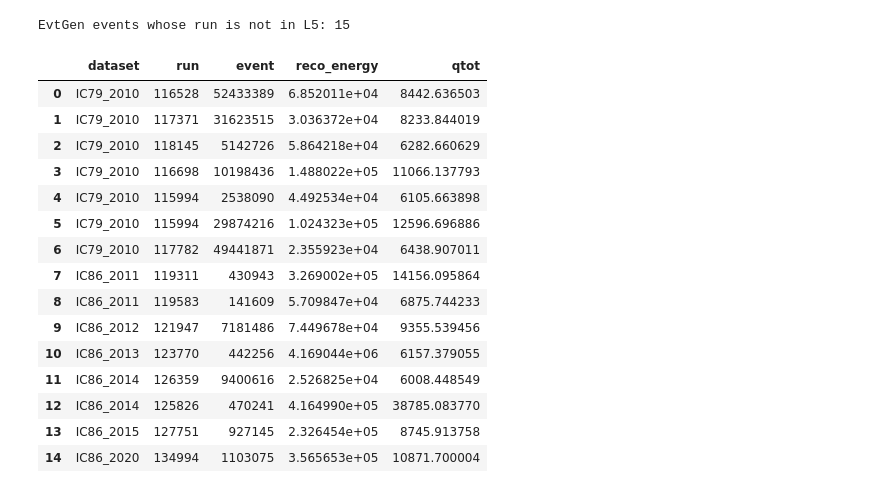
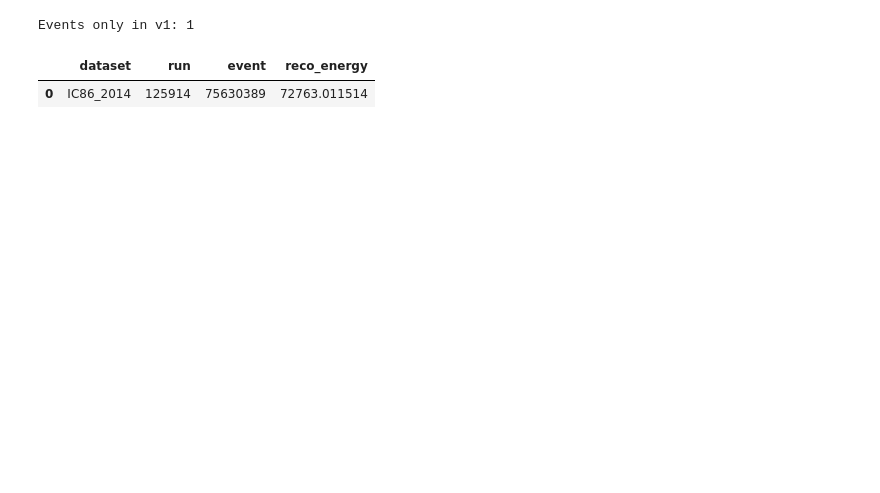
Before and after one commit to icecube/reco_processing, a Jupyter notebook: NNMFit/notebooks/unblind/step1_hese_flux/compare_hese_events.ipynb, the cells around one changed output. Drawn from its saved outputs; the diff is of its cells as text; code cells hidden in the pictures; blank space fills up the shorter version.

```diff
--- a/NNMFit/notebooks/unblind/step1_hese_flux/compare_hese_events.ipynb
+++ b/NNMFit/notebooks/unblind/step1_hese_flux/compare_hese_events.ipynb
@@ -95,18 +97,10 @@ Total events: 171
 # %%
-L5_BASE = "/data/user/eyildizci/hese_tracks_processing/L5"
-L5_YEARS = [str(y) for y in range(2011, 2023)]
+set_v1 = set(zip(df_v1["dataset"], df_v1["run"], df_v1["event"]))
+set_v2 = set(zip(df_v2["dataset"], df_v2["run"], df_v2["event"]))
 
-l5_records = []
-for year in L5_YEARS:
-    folder = Path(L5_BASE) / f"new_IC86_{year}"
-    for fname in sorted(folder.iterdir()):
-        m = re.search(r"Run(\d+)", fname.name)
-        if m:
-            l5_records.append({"dataset": f"IC86_{year}", "run": int(m.group(1))})
-
-df_l5 = pd.DataFrame(l5_records)
-print(f"L5 files (runs): {len(df_l5)}")
-df_l5.groupby("dataset").size().rename("n_runs")
-
-df_l5[df_l5["dataset"] == "IC86_2014"]
+print(f"Events in v1:          {len(set_v1)}")
+print(f"Events in v2:          {len(set_v2)}")
+print(f"Events in both:        {len(set_v1 & set_v2)}")
+print(f"Only in v1 (not v2):   {len(set_v1 - set_v2)}")
+print(f"Only in v2 (not v1):   {len(set_v2 - set_v1)}")
 # %% [output]
@@ -145,33 +144,11 @@ Runs in L5 but NOT in EvtGen:   24
 # %%
-# EvtGen events whose run is not in L5
-df_evtgen["run_in_l5"] = [
-    (ds, r) in l5_runs
-    for ds, r in zip(df_evtgen["dataset"], df_evtgen["run"])
-]
-
-df_not_in_l5 = (
-    df_evtgen[~df_evtgen["run_in_l5"]]
-    [["dataset", "run", "event", "reco_energy", "qtot"]]
-    .reset_index(drop=True)
-)
-print(f"EvtGen events whose run is not in L5: {len(df_not_in_l5)}")
-df_not_in_l5
+# Events only in v1
+df_v1["in_v2"] = [k in set_v2 for k in zip(df_v1["dataset"], df_v1["run"], df_v1["event"])]
+only_v1 = df_v1[~df_v1["in_v2"]][["dataset", "run", "event", "reco_energy"]].reset_index(drop=True)
+print(f"Events only in v1: {len(only_v1)}")
+only_v1
 # %% [output]
-EvtGen events whose run is not in L5: 15
+Events only in v1: 1
-|  | dataset | run | event | reco_energy | qtot |
-| 0 | IC79_2010 | 116528 | 52433389 | 6.852011e+04 | 8442.636503 |
-| 1 | IC79_2010 | 117371 | 31623515 | 3.036372e+04 | 8233.844019 |
-| 2 | IC79_2010 | 118145 | 5142726 | 5.864218e+04 | 6282.660629 |
-| 3 | IC79_2010 | 116698 | 10198436 | 1.488022e+05 | 11066.137793 |
-| 4 | IC79_2010 | 115994 | 2538090 | 4.492534e+04 | 6105.663898 |
-| 5 | IC79_2010 | 115994 | 29874216 | 1.024323e+05 | 12596.696886 |
-| 6 | IC79_2010 | 117782 | 49441871 | 2.355923e+04 | 6438.907011 |
-| 7 | IC86_2011 | 119311 | 430943 | 3.269002e+05 | 14156.095864 |
-| 8 | IC86_2011 | 119583 | 141609 | 5.709847e+04 | 6875.744233 |
-| 9 | IC86_2012 | 121947 | 7181486 | 7.449678e+04 | 9355.539456 |
-| 10 | IC86_2013 | 123770 | 442256 | 4.169044e+06 | 6157.379055 |
-| 11 | IC86_2014 | 126359 | 9400616 | 2.526825e+04 | 6008.448549 |
-| 12 | IC86_2014 | 125826 | 470241 | 4.164990e+05 | 38785.083770 |
-| 13 | IC86_2015 | 127751 | 927145 | 2.326454e+05 | 8745.913758 |
-| 14 | IC86_2020 | 134994 | 1103075 | 3.565653e+05 | 10871.700004 |
+|  | dataset | run | event | reco_energy |
+| 0 | IC86_2014 | 125914 | 75630389 | 72763.011514 |
 # %%
```
Also changed, not shown: parts of 32 cells of this notebook, 22 other files.
